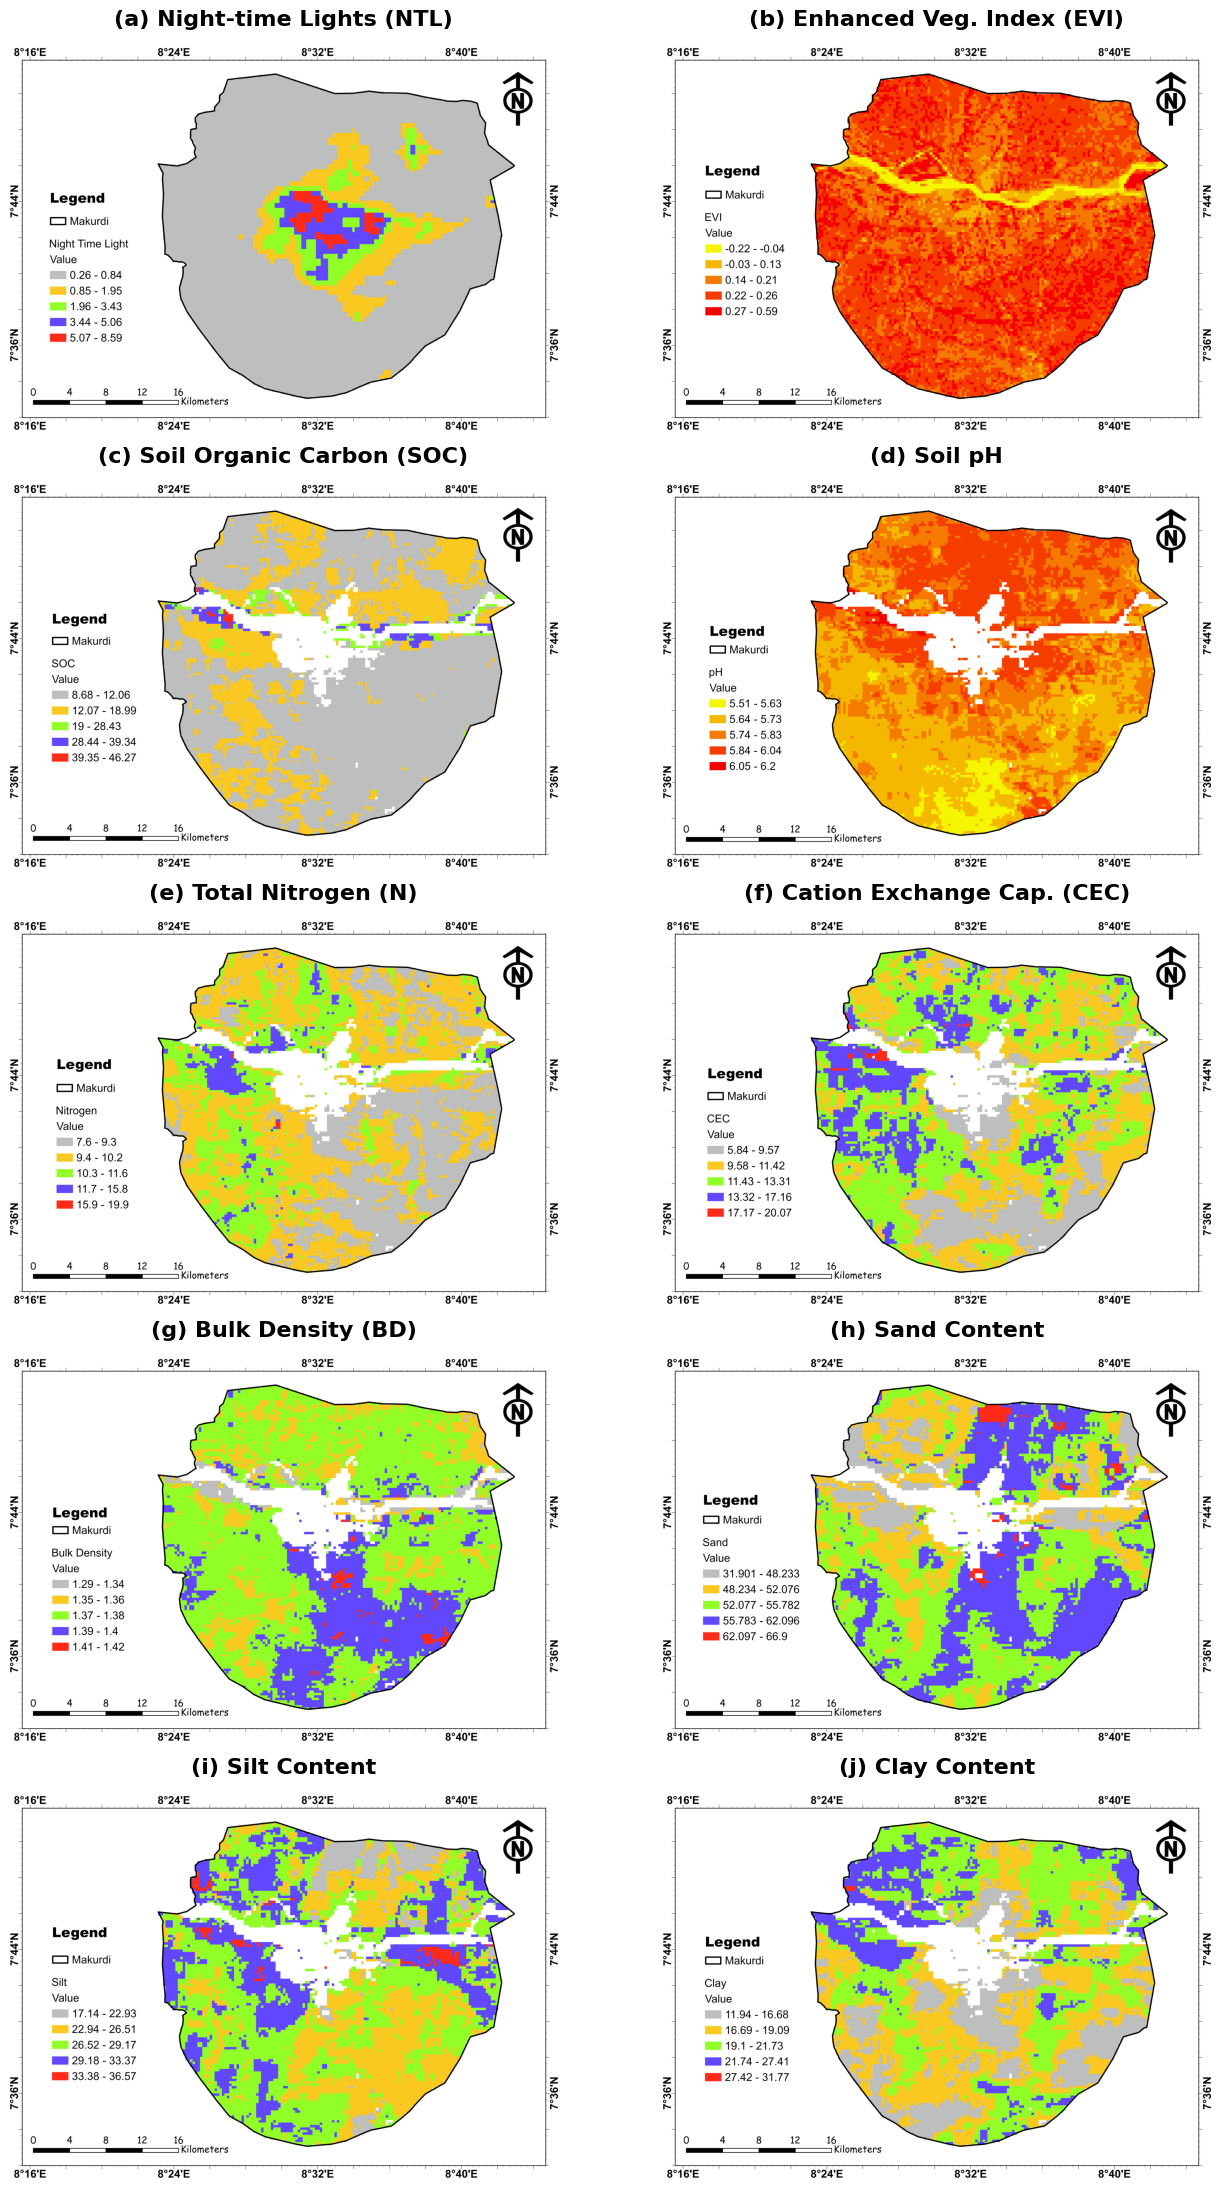
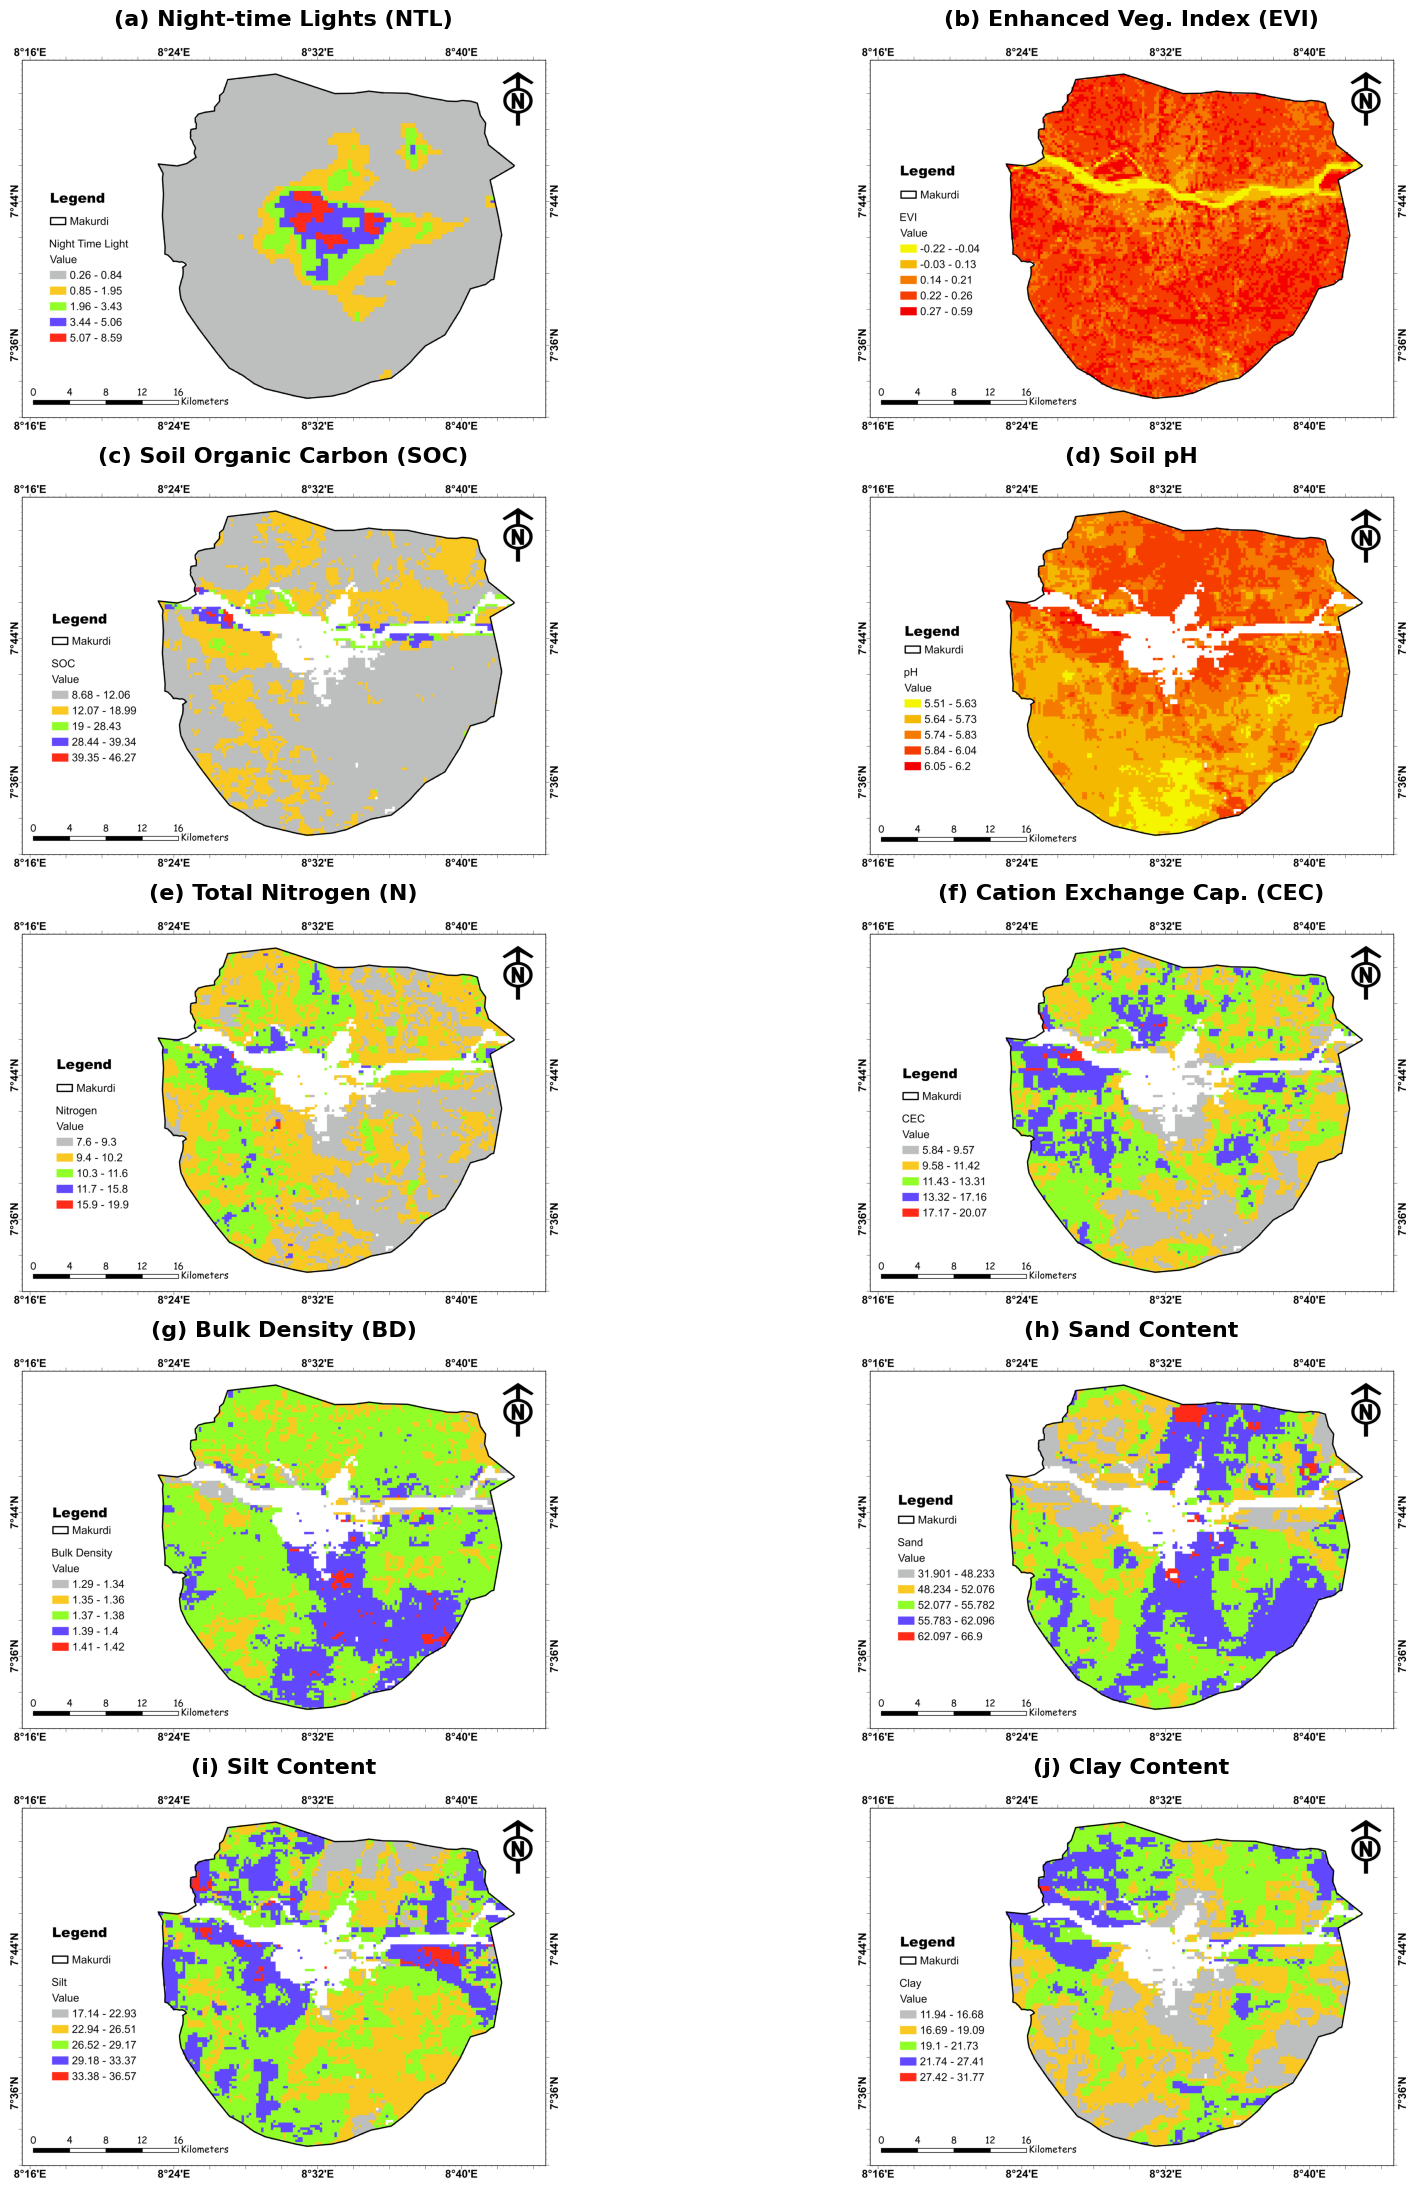
Unified diff of the notebook cell whose output changed from the first chart to the second:
--- before
+++ after
@@ -51,5 +51,5 @@
 
 # --- 2. GRID VISUALIZATION ENGINE ---
-fig, axes = plt.subplots(5, 2, figsize=(14, 22))
+fig, axes = plt.subplots(5, 2, figsize=(20, 22))
 axes = axes.flatten()
 
@@ -78,5 +78,5 @@
 
 # High-resolution export (1200 DPI for ultra-crisp maps)
-plt.savefig(output_path, dpi=1200, bbox_inches='tight')
+plt.savefig(output_path, dpi=600, bbox_inches='tight')
 plt.show()
 

Commit: Created using Colab